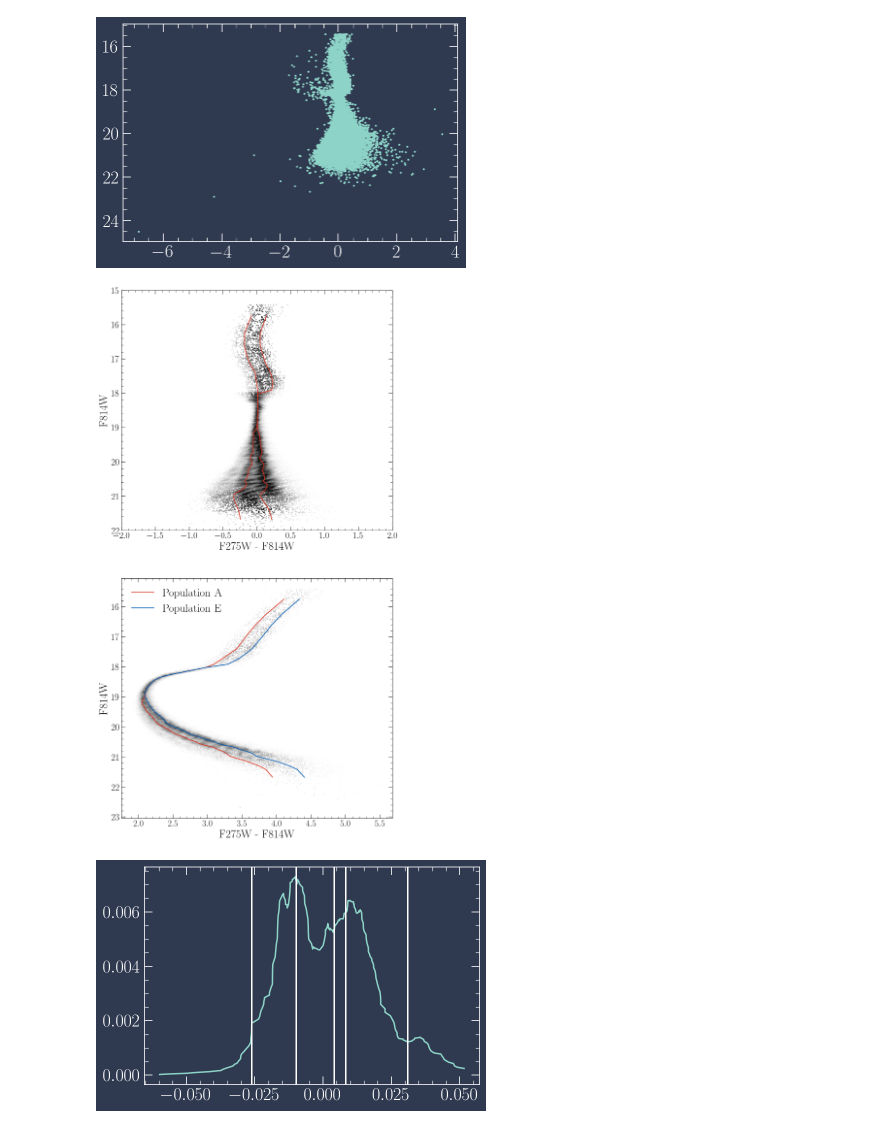
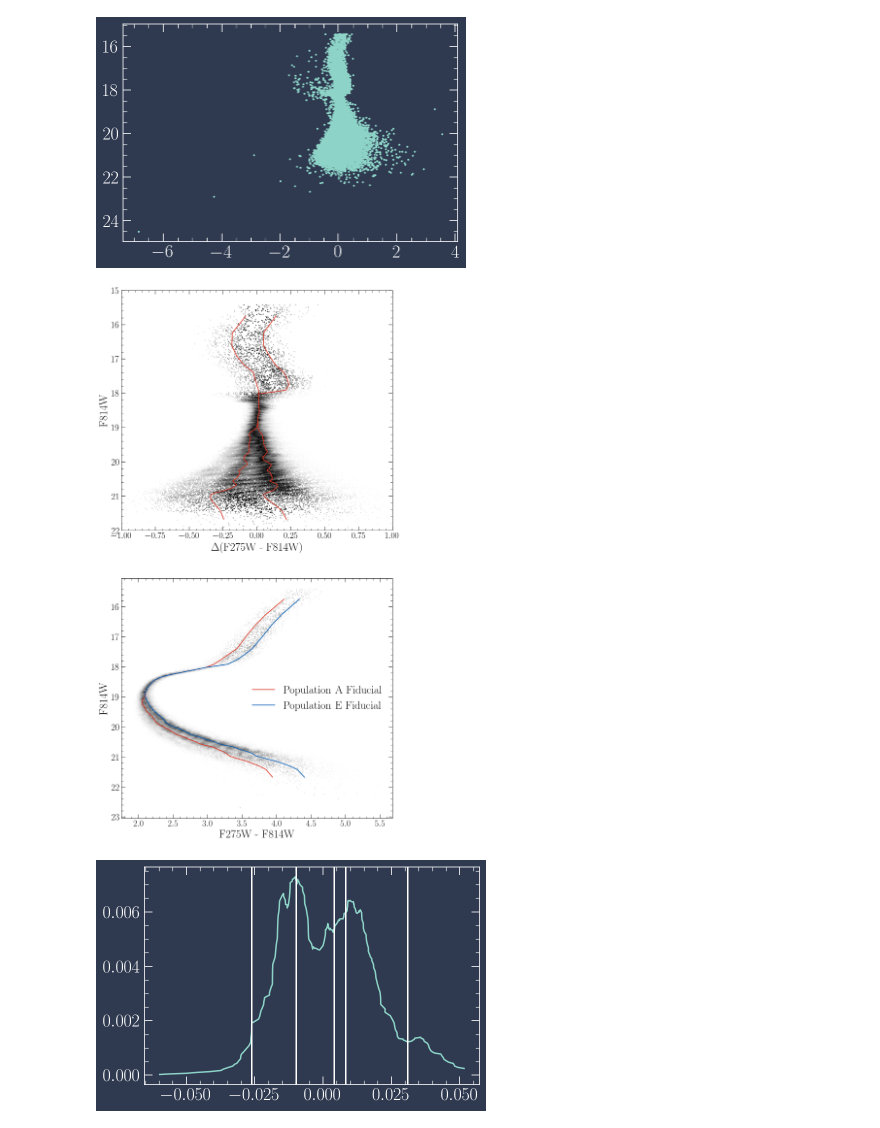
Before and after one commit to tboudreaux/ThesisPaper_NGC2808Modeling, a Jupyter notebook: Notebooks/GMMDTW.ipynb, the cells around one changed output. Drawn from its saved outputs; the diff is of its cells as text; code cells hidden in the pictures.

```diff
--- a/Notebooks/GMMDTW.ipynb
+++ b/Notebooks/GMMDTW.ipynb
@@ -248,38 +248,38 @@ with plt.style.context(pubStyle):
     lines[gmmMags > 19, 1] -= np.exp(np.linspace(0, 0.19, lines[gmmMags > 19, 1].shape[0]))-1
     # lines[m > 18, :] = savgol_filter(lines[m > 18, :], 20,2)
     for i in range(n_expected_lines):
         ax.plot(lines[:, i], gmmMags, '#DC3220')
     ax.set_ylim(15, 22)
-    ax.set_xlim(-2, 2)
+    ax.set_xlim(-1, 1)
     ax.invert_yaxis()
 
-    ax.set_xlabel("F275W - F814W", fontsize=23)
+    ax.set_xlabel("$\Delta$(F275W - F814W)", fontsize=23)
     ax.set_ylabel("F814W", fontsize=23)
 
     ax2 = axs[1]
     fBaseF = interp1d(fbase[:,1], fbase[:,0], bounds_error=False, fill_value='extrapolate')
     color = HUGSPhotometry["F275W"] - HUGSPhotometry["F814W"]
     mag  = HUGSPhotometry["F814W"]
     density = HUGSPhotometry['density']
     colorBins, magBins, densityBins = binDensityKeepingCountingStatisticsTheSame(color.values, mag.values, density.values, targetStat=250)
     ax2.scatter(cleanedColor, cleanedMag, c=cleanedDensity, cmap="Greys", s=1, alpha=0.3)
     ax2.invert_yaxis()
     # ax.plot(gmmColorMean+fBaseF(gmmMags), gmmMags, 'red')
-    ax2.plot(lines[:, 0] + fBaseF(gmmMags), gmmMags, '#DC3220', label="Population A")
-    ax2.plot(lines[:, 1] + fBaseF(gmmMags), gmmMags, '#005AB5', label="Population E")
+    ax2.plot(lines[:, 0] + fBaseF(gmmMags), gmmMags, '#DC3220', label="Population A Fiducial")
+    ax2.plot(lines[:, 1] + fBaseF(gmmMags), gmmMags, '#005AB5', label="Population E Fiducial")
 
     ax2.legend(loc='best', fontsize=23, frameon=False)
 
     ax2.set_xlabel("F275W - F814W", fontsize=23)
     ax2.set_ylabel("F814W", fontsize=23)
 
     fig.savefig("Figures/VertFit.png", dpi=200)
     fig.savefig("Figures/VertFit.pdf")
 
     with open("ExampleFidOutput.pkl", 'wb') as f:
         pkl.dump({'mag': gmmMags, 'Acolor': lines[:, 0] + fBaseF(gmmMags), 'Bcolor': lines[:, 1] + fBaseF(gmmMags)}, f)
 # %% [output]
-[figure, old version]
+[figure, new version]
 # %%
 # binID = 39
 binID = 130
```
Also changed, not shown: 17 other files.
